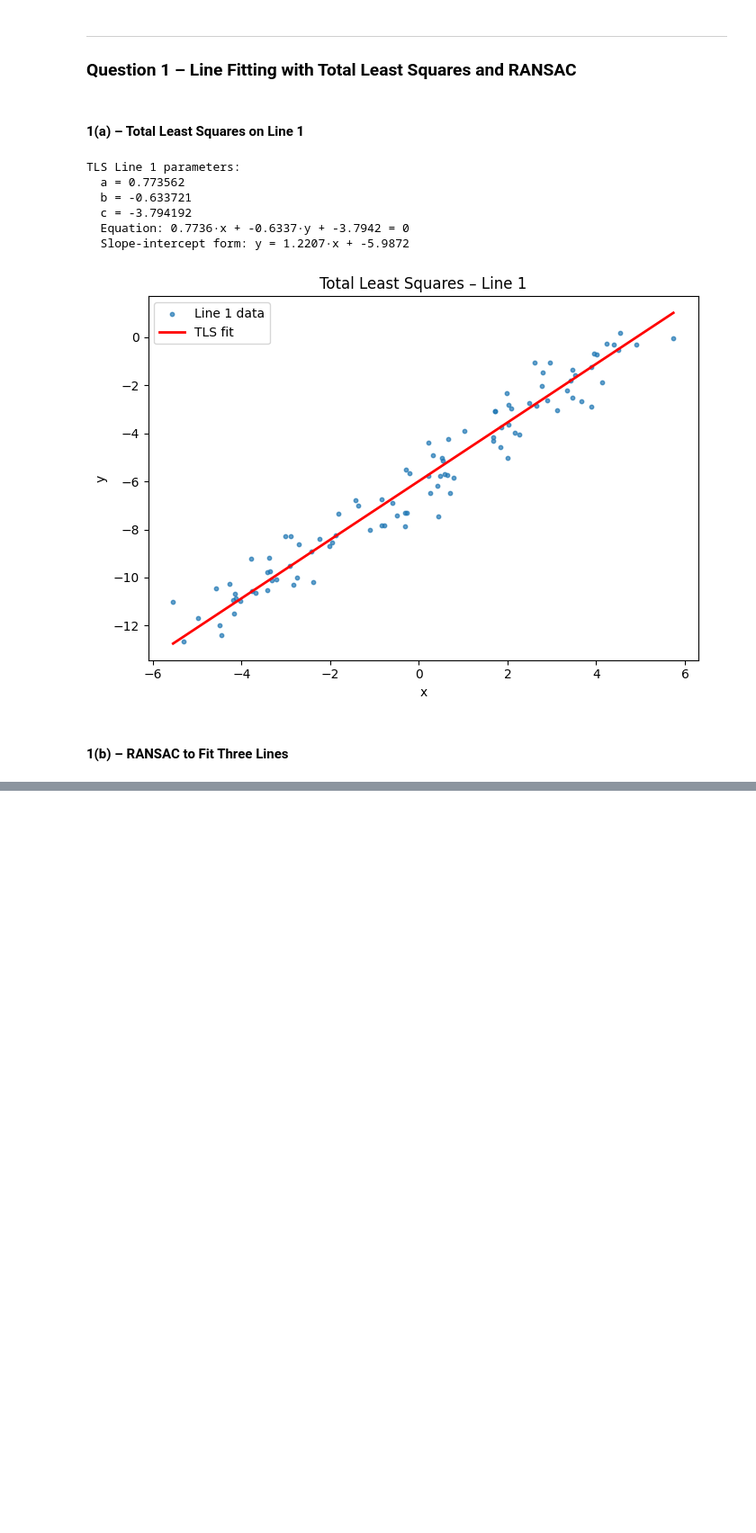
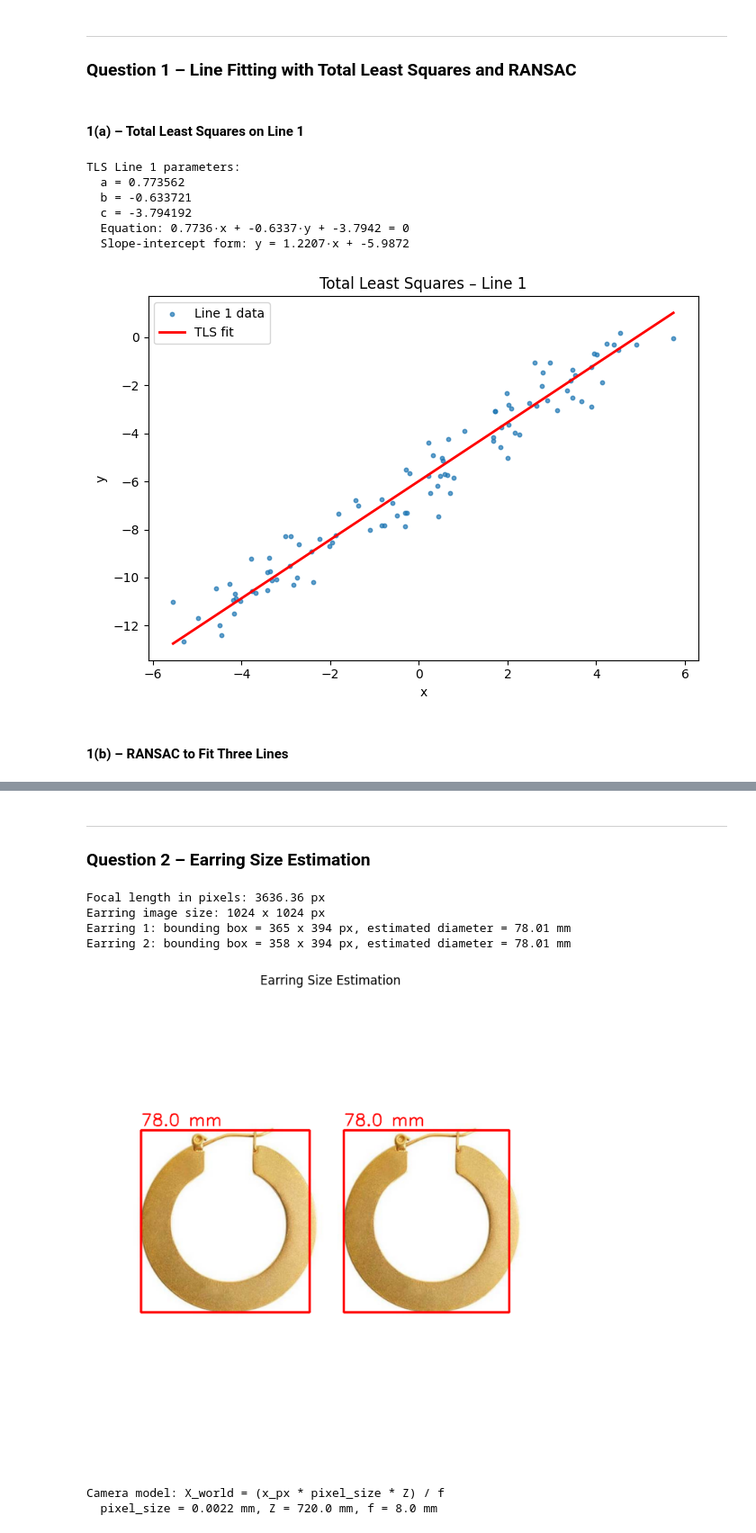
Before and after one commit to Suganthini-G/Fitting-and-Alignment, a Jupyter notebook: 258828H.ipynb, the cells around one changed output, grey strips where cells are left out. Shown at 90% size. Drawn from its saved outputs; the diff is of its cells as text; code cells hidden in the pictures; blank space fills up the shorter version.

Commit message:
Question 2 answer

```diff
--- a/258828H.ipynb
+++ b/258828H.ipynb
@@ -192,0 +193,64 @@ Line 3: a=0.78526, b=-0.61916, c=-3.62402  | slope=1.2683, intercept=-5.8531  |
+# %% [markdown]
+---
+### Question 2 – Earring Size Estimation
+# %%
+# Camera parameters
+f_mm        = 8.0          # focal length in mm
+pixel_um    = 2.2          # pixel size in micrometers
+pixel_mm    = pixel_um / 1000.0  # convert to mm
+Z_mm        = 720.0        # object distance (lens to imaging plane) in mm
+
+# Focal length in pixels
+f_px = f_mm / pixel_mm
+print(f"Focal length in pixels: {f_px:.2f} px")
+
+# Load earring image and measure size in pixels
+img_e = cv.imread('earrings.jpg')
+img_e_rgb = cv.cvtColor(img_e, cv.COLOR_BGR2RGB)
+H_e, W_e = img_e.shape[:2]
+print(f"Earring image size: {W_e} x {H_e} px")
+
+# Convert to grayscale and threshold to find earring region
+gray_e = cv.cvtColor(img_e, cv.COLOR_BGR2GRAY)
+_, thresh = cv.threshold(gray_e, 200, 255, cv.THRESH_BINARY_INV)
+contours, _ = cv.findContours(thresh, cv.RETR_EXTERNAL, cv.CHAIN_APPROX_SIMPLE)
+
+# Sort contours by area (largest = earrings)
+contours = sorted(contours, key=cv.contourArea, reverse=True)[:2]
+
+img_annotated = img_e_rgb.copy()
+earring_sizes_mm = []
+
+for i, cnt in enumerate(contours):
+    x, y, w, h = cv.boundingRect(cnt)
+    diameter_px = max(w, h)  # largest bounding dimension
+
+    # Real-world size: X_world = x_pixels * pixel_mm * Z_mm / f_mm
+    diameter_mm = diameter_px * pixel_mm * Z_mm / f_mm
+    earring_sizes_mm.append(diameter_mm)
+
+    cv.rectangle(img_annotated, (x, y), (x + w, y + h), (255, 0, 0), 3)
+    label = f'{diameter_mm:.1f} mm'
+    cv.putText(img_annotated, label, (x, y - 10),
+               cv.FONT_HERSHEY_SIMPLEX, 1.2, (255, 0, 0), 2)
+    print(f"Earring {i+1}: bounding box = {w} x {h} px, "
+          f"estimated diameter = {diameter_mm:.2f} mm")
+
+plt.figure(figsize=(8, 7))
+plt.imshow(img_annotated)
+plt.title('Earring Size Estimation')
+plt.axis('off')
+plt.tight_layout()
+plt.savefig('results/earring_size.png', dpi=120)
+plt.show()
+
+print(f"\nCamera model: X_world = (x_px * pixel_size * Z) / f")
+print(f"  pixel_size = {pixel_mm} mm, Z = {Z_mm} mm, f = {f_mm} mm")
+# %% [output]
+Focal length in pixels: 3636.36 px
+Earring image size: 1024 x 1024 px
+Earring 1: bounding box = 365 x 394 px, estimated diameter = 78.01 mm
+Earring 2: bounding box = 358 x 394 px, estimated diameter = 78.01 mm
+[figure, added]
+Camera model: X_world = (x_px * pixel_size * Z) / f
+  pixel_size = 0.0022 mm, Z = 720.0 mm, f = 8.0 mm
```
Also changed, not shown: parts of 1 cell of this notebook, 2 other files.
